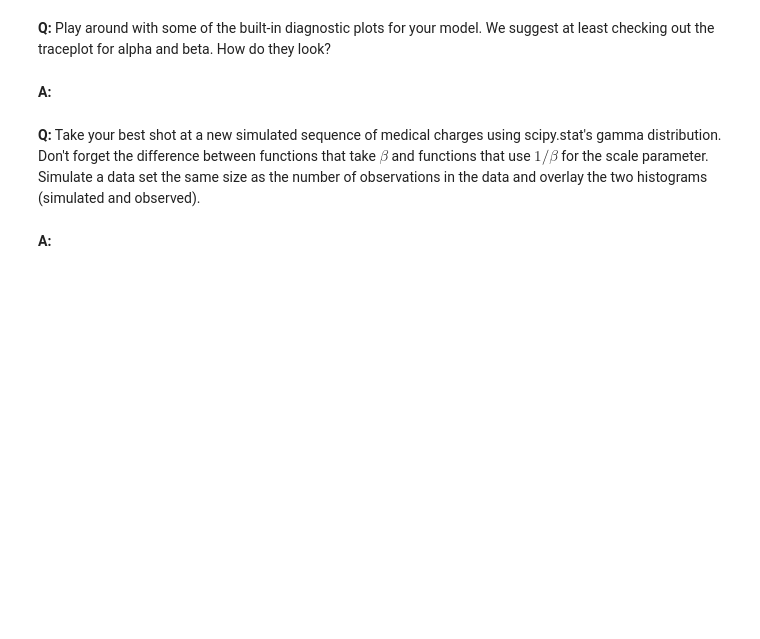
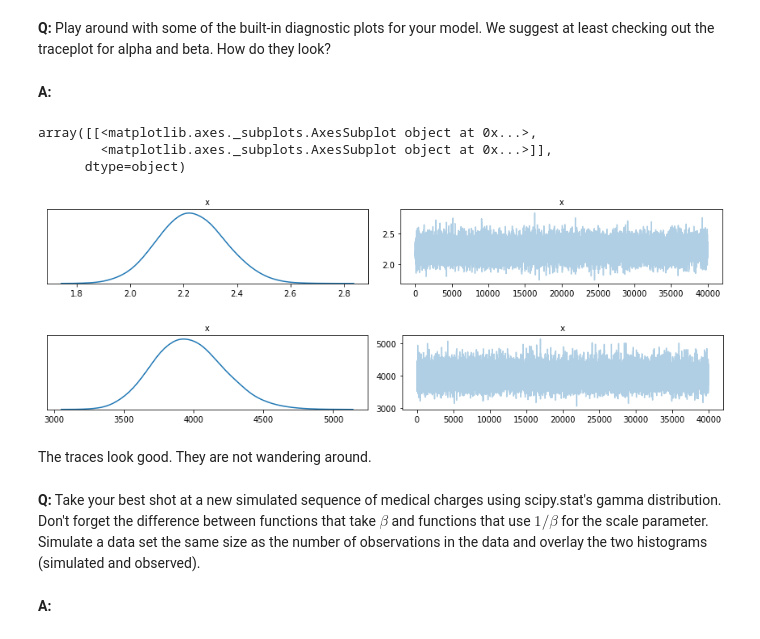
Before and after one commit to willjdew/springboard_bayesian_interference, a Jupyter notebook: inferential_statistics_3-Q.ipynb, the cells around one changed output. Saved outputs shown, nothing was run; the diff lists cells and outputs as text; code cells hidden in the pictures; blank space fills up the shorter version.

```diff
--- a/inferential_statistics_3-Q.ipynb
+++ b/inferential_statistics_3-Q.ipynb
@@ -227,6 +188,17 @@ _ = plt.xlabel('beta')
 __Q:__ Play around with some of the built-in diagnostic plots for your model. We suggest at least checking out the traceplot for alpha and beta. How do they look?
 # %% [markdown]
 __A:__
+# %%
+pm.plots.traceplot(data=t['alpha_'])
+pm.plots.traceplot(data=beta)
+# %% [output]
+array([[<matplotlib.axes._subplots.AxesSubplot object at 0x...>,
+        <matplotlib.axes._subplots.AxesSubplot object at 0x...>]],
+      dtype=object)
+[figure, added]
+[figure, added]
+# %% [markdown]
+The traces look good.  They are not wandering around.
 # %% [markdown]
 __Q:__ Take your best shot at a new simulated sequence of medical charges using scipy.stat's gamma distribution. Don't forget the difference between functions that take $\beta$ and functions that use $1/\beta$ for the scale parameter. Simulate a data set the same size as the number of observations in the data and overlay the two histograms (simulated and observed).
 # %% [markdown]
```
Also changed, not shown: parts of 16 cells of this notebook.
